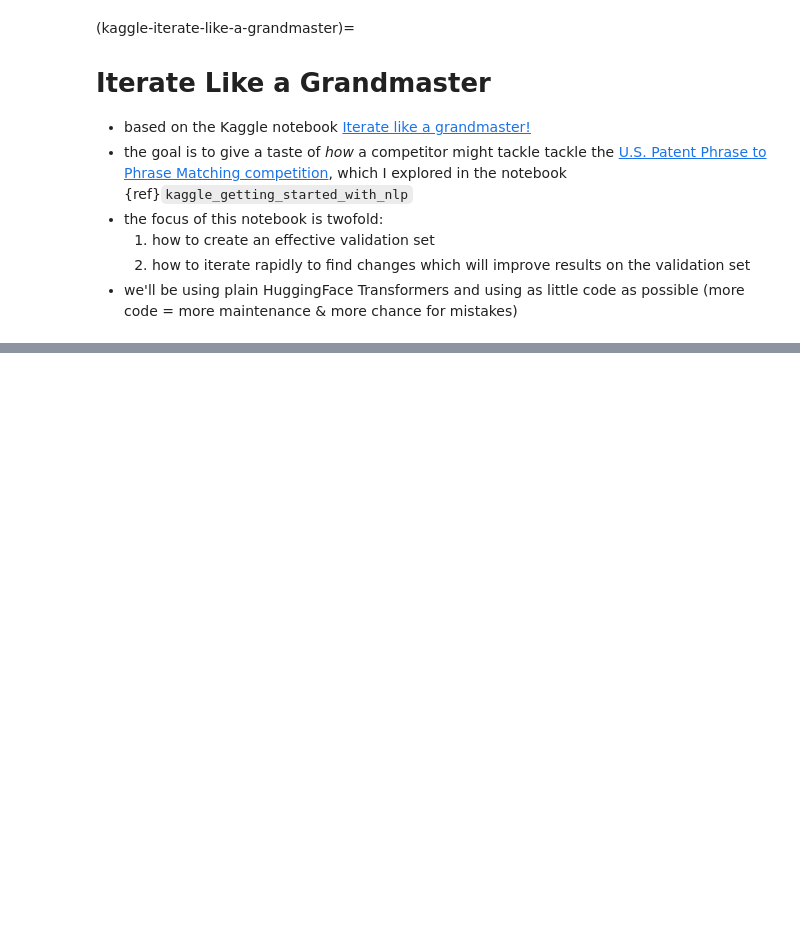
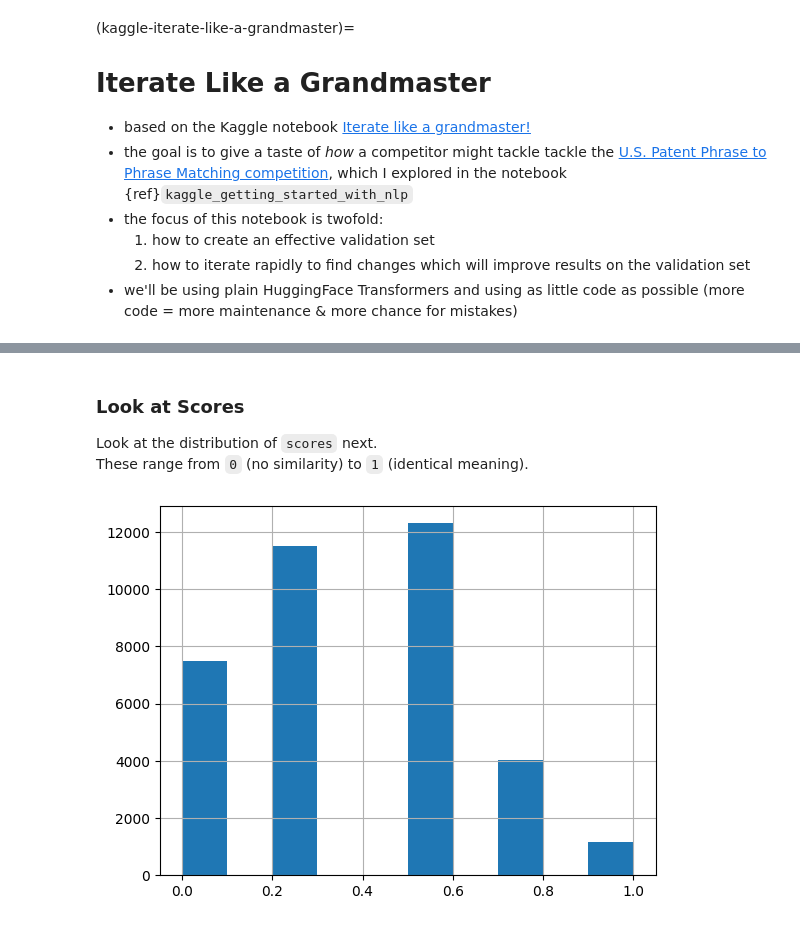
Before and after one commit to CombatWombatHub/general-machine-learning, a Jupyter notebook: docs/source/nlp/examples/iterate_like_a_grandmaster/iterate_like_a_grandmaster_noex.ipynb, the cells around one changed output, grey strips where cells are left out. Drawn from its saved outputs; the diff is of its cells as text; code cells hidden in the pictures; blank space fills up the shorter version.

```diff
--- a/docs/source/nlp/examples/iterate_like_a_grandmaster/iterate_like_a_grandmaster_noex.ipynb
+++ b/docs/source/nlp/examples/iterate_like_a_grandmaster/iterate_like_a_grandmaster_noex.ipynb
@@ -28,0 +32,4 @@ Downloading us-patent-phrase-to-phrase-matching.zip to c:\Users\gillm\VisualStud
+# %%
+# look at training dataset
+df = pd.read_csv(data_dir / 'train.csv')
+df
@@ -28,0 +130,3 @@ Downloading us-patent-phrase-to-phrase-matching.zip to c:\Users\gillm\VisualStud
+# %%
+df['section'] = df.context.str[0]
+df.section.value_counts()
@@ -28,0 +144,8 @@ Downloading us-patent-phrase-to-phrase-matching.zip to c:\Users\gillm\VisualStud
+# %% [markdown]
+### Look at Scores
+Look at the distribution of `scores` next.
+These range from `0` (no similarity) to `1` (identical meaning).
+# %%
+df.score.hist(); # the ; makes the Jupyter output shorter
+# %% [output]
+[figure, added]
```
Also changed, not shown: parts of 75 cells of this notebook.
